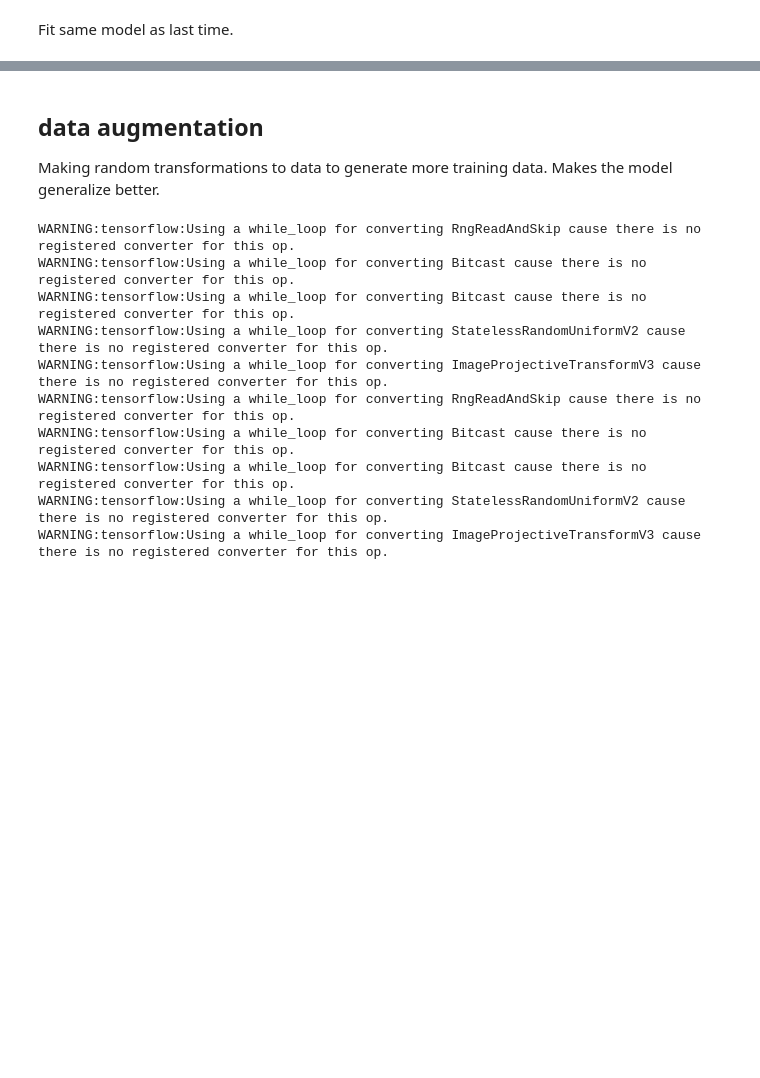
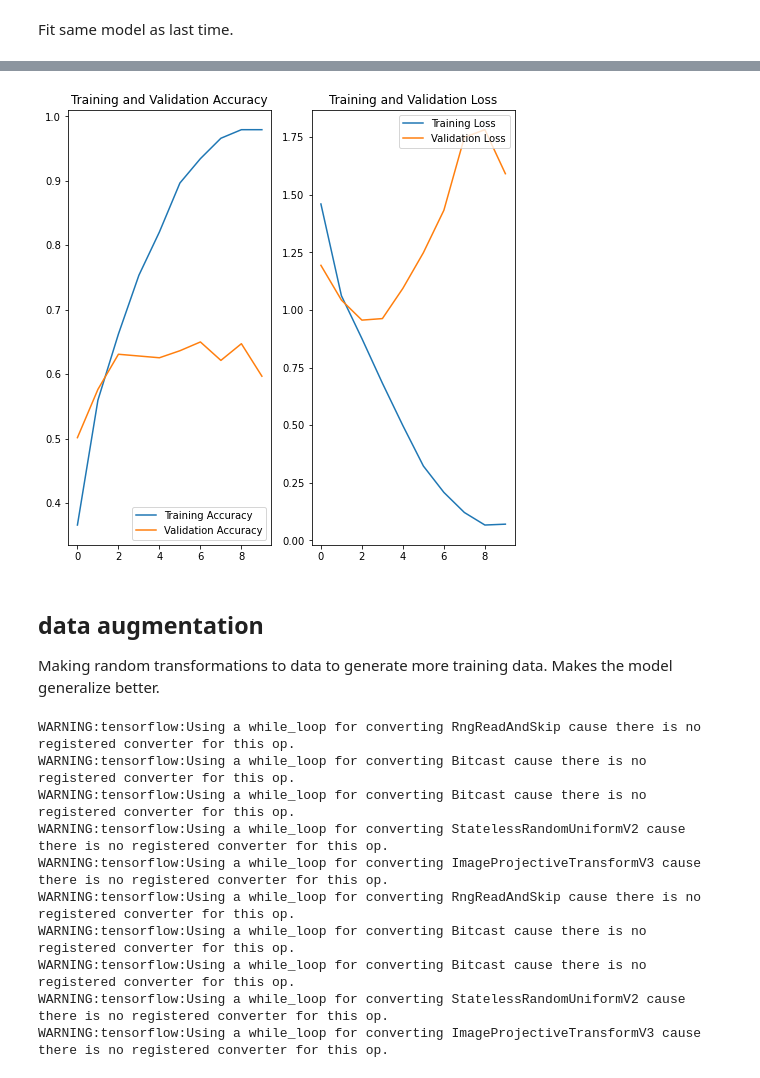
Before and after one commit to DeisData/machine-learning, a Jupyter notebook: image-recognition/image-recognition2.ipynb, the cells around one changed output, grey strips where cells are left out. Drawn from its saved outputs; the diff is of its cells as text; code cells hidden in the pictures; blank space fills up the shorter version.

```diff
--- a/image-recognition/image-recognition2.ipynb
+++ b/image-recognition/image-recognition2.ipynb
@@ -108,3 +322,7 @@ plt.show()
+# %%
+plot_results(history)
+# %% [output]
+[figure, added]
 # %% [markdown]
 ## data augmentation
 Making random transformations to data to generate more training data. Makes the model generalize better.
```
Also changed, not shown: parts of 25 cells of this notebook.
